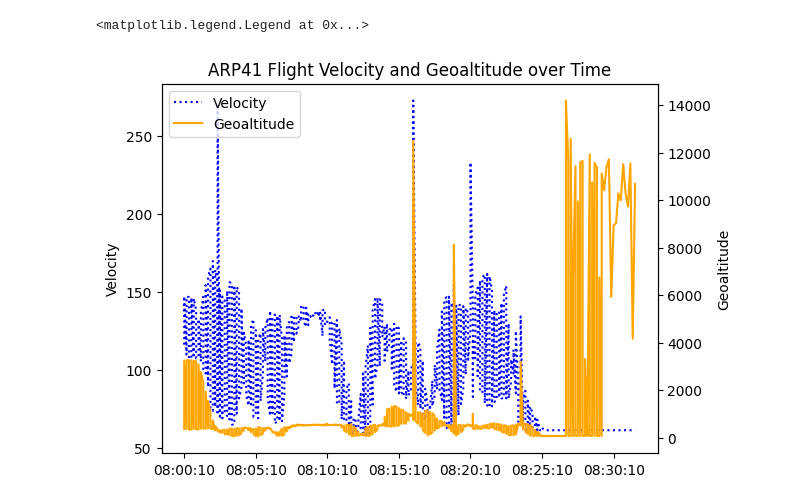
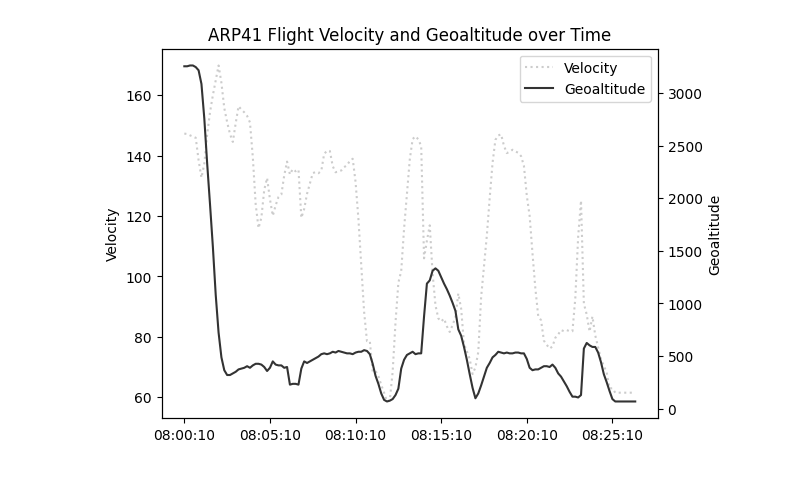
Before and after one commit to pdeziel/real-time-machine-learning, a Jupyter notebook: ch03/opensky_historical_analysis.ipynb, the cells around one changed output. Cells and saved outputs as stored; diff of their text form; code cells hidden in the pictures.

```diff
--- a/ch03/opensky_historical_analysis.ipynb
+++ b/ch03/opensky_historical_analysis.ipynb
@@ -46,15 +46,19 @@ os_historical_df_filled_copy
 # %%
+# filter the dataframe to only include rows where the callsign is ARP41 and icao24 is 3571d1
+arp41 = os_historical_df_filled_copy.loc[(os_historical_df_filled_copy["callsign"].str.strip() == "ARP41") & ((os_historical_df_filled_copy["icao24"] == "3571d1"))]
+
+# Plot the relationship between velocity and geoaltitude over time
 fig, ax1 = plt.subplots()
 ax1.set_title("ARP41 Flight Velocity and Geoaltitude over Time")
-ax1.set_xticks(range(0, len(os_historical_df_filled_copy), 30))
+ax1.set_xticks(range(0, len(arp41), 30))
 ax1.set_ylabel("Velocity")
-ln1 = ax1.plot(os_historical_df_filled_copy["hms"], os_historical_df_filled_copy["velocity"], linestyle=":", color='blue', label="Velocity")
+ln1 = ax1.plot(arp41["hms"], arp41["velocity"], linestyle=":", color=(0.8, 0.8, 0.8), label="Velocity")
 ax2 = ax1.twinx()
 ax2.set_ylabel("Geoaltitude")
-ln2 = ax2.plot(os_historical_df_filled_copy["hms"], os_historical_df_filled_copy["geoaltitude"], color='orange', label="Geoaltitude")
+ln2 = ax2.plot(arp41["hms"], arp41["geoaltitude"], color=(0.2, 0.2, 0.2), label="Geoaltitude")
 lns = ln1 + ln2
 labels = [l.get_label() for l in lns]
 plt.legend(lns, labels)
+plt.savefig("arp41_velocity_geoaltitude.png")
 # %% [output]
-<matplotlib.legend.Legend at 0x...>
-[figure, old version]
+[figure, new version]
```
Also changed, not shown: parts of 5 cells of this notebook, 4 other files.
